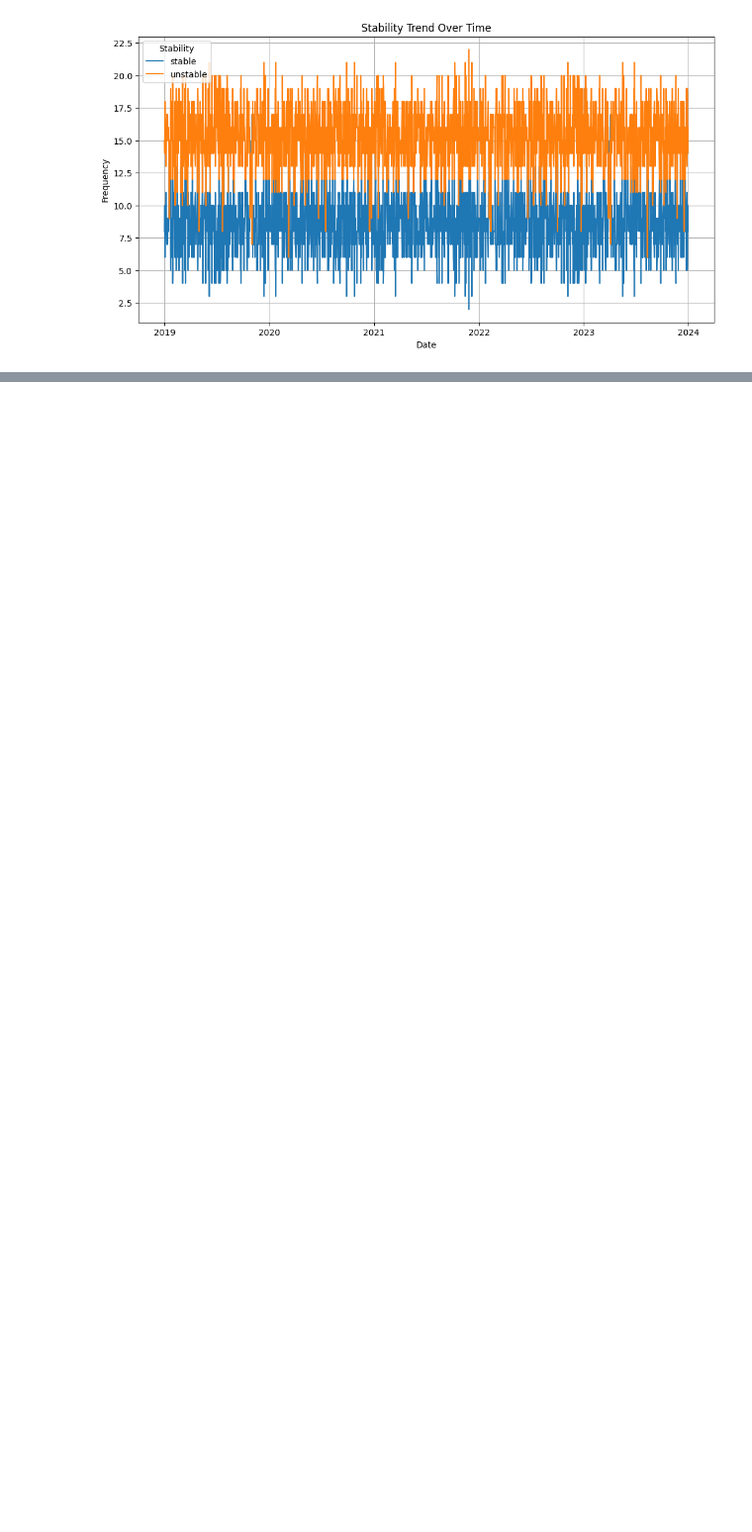
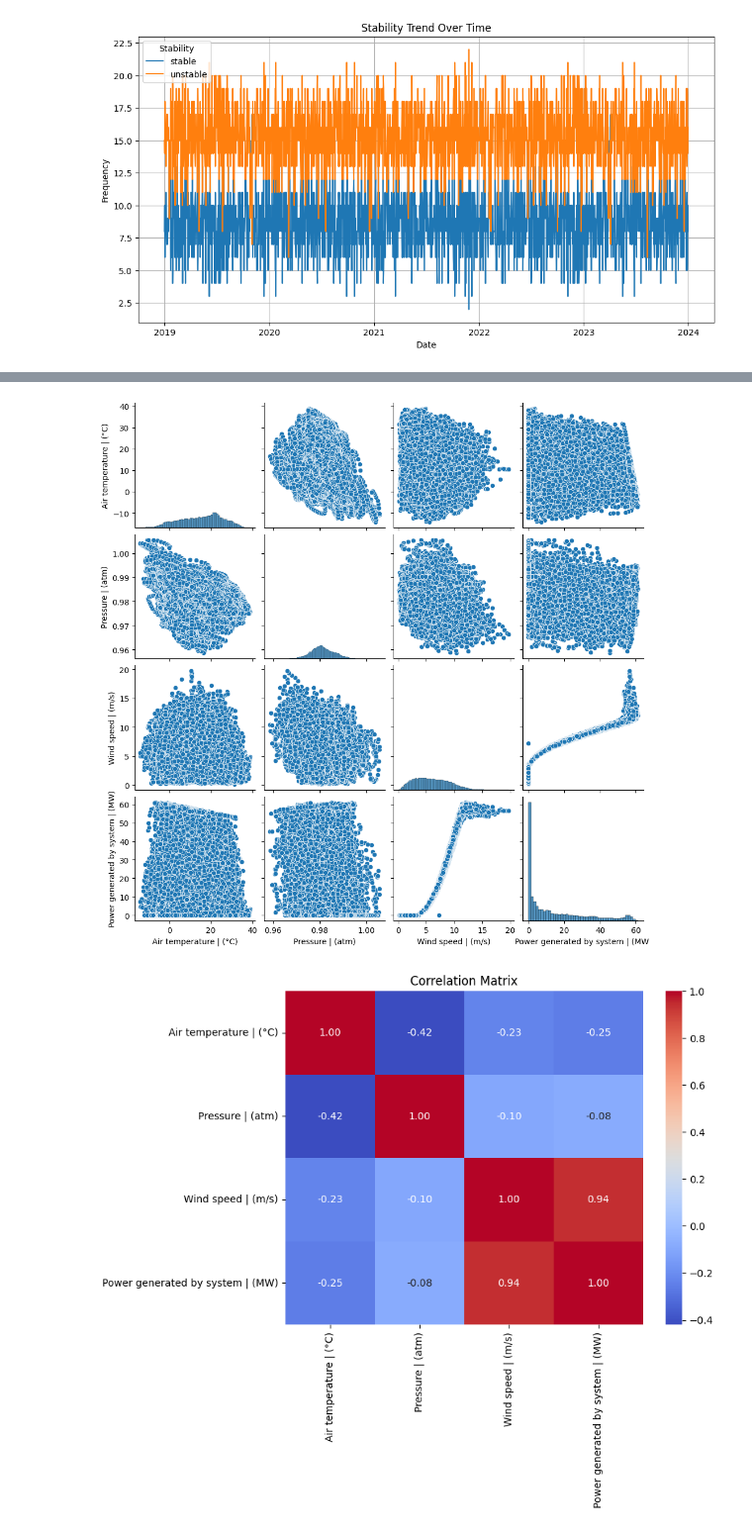
Before and after one commit to rajsingh162120/Hackwave, a Jupyter notebook: final.ipynb, the cells around one changed output, grey strips where cells are left out. Shown at 99% size. Drawn from its saved outputs; the diff is of its cells as text; code cells hidden in the pictures; blank space fills up the shorter version.

```diff
--- a/final.ipynb
+++ b/final.ipynb
@@ -384,0 +477,30 @@ plt.show()
+# %%
+import pandas as pd
+import matplotlib.pyplot as plt
+import seaborn as sns
+
+# Load the data
+data = pd.read_csv("final_data.csv")
+
+# Select variables for correlation analysis
+variables = ['Air temperature | (°C)', 'Pressure | (atm)', 'Wind speed | (m/s)', 'Power generated by system | (MW)']
+
+# Create a pairplot to visualize relationships and distributions
+sns.pairplot(data[variables])
+plt.show()
+
+# Calculate correlation matrix
+correlation_matrix = data[variables].corr()
+
+# Plot the correlation matrix as a heatmap
+plt.figure(figsize=(8, 6))
+sns.heatmap(correlation_matrix, annot=True, cmap='coolwarm', fmt=".2f", annot_kws={"size": 10})
+plt.title('Correlation Matrix')
+plt.show()
+
+# Print correlation coefficients
+print("Correlation coefficients:")
+print(correlation_matrix)
+# %% [output]
+[figure, added]
+[figure, added]
```
Also changed, not shown: parts of 6 cells of this notebook, 15 other files.
